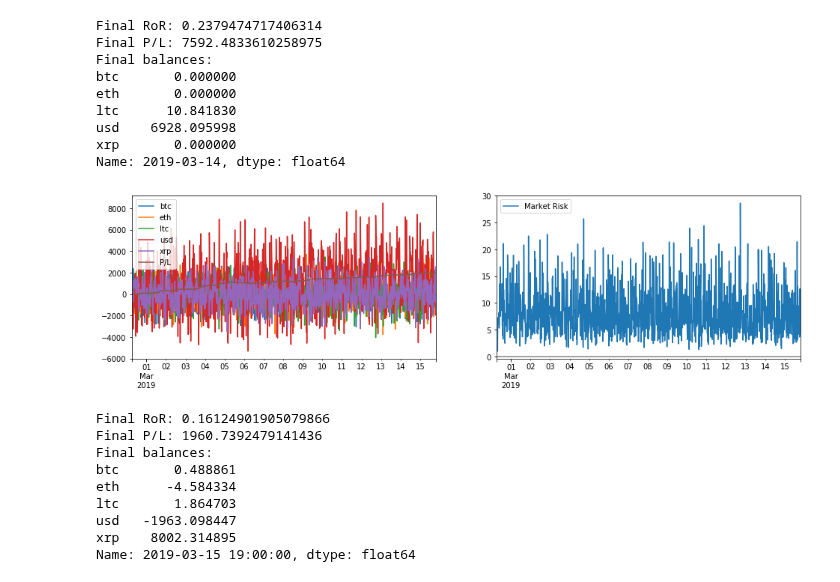
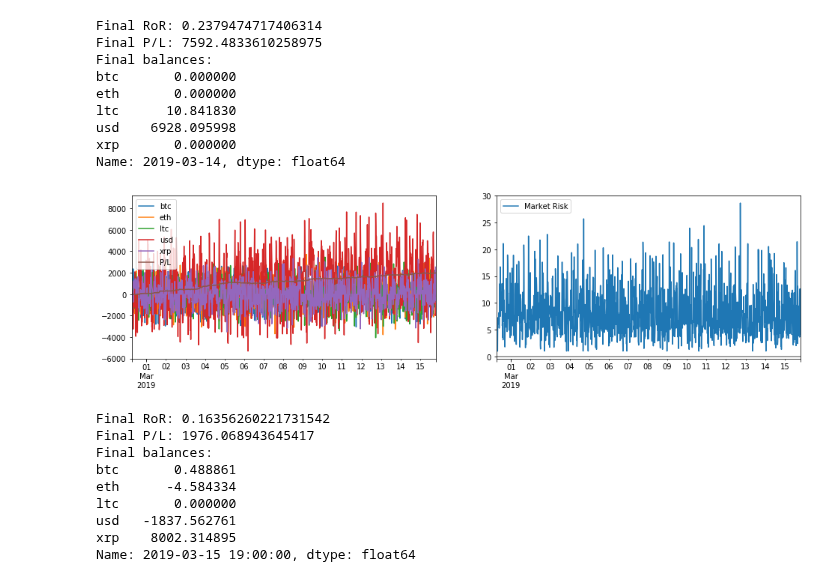
Before and after one commit to cambrian/quant, a Jupyter notebook: research/analysis.ipynb, the cells around one changed output. Saved outputs shown, nothing was run; the diff lists cells and outputs as text; code cells hidden in the pictures.

```diff
--- a/research/analysis.ipynb
+++ b/research/analysis.ipynb
@@ -260,16 +260,16 @@ usd    6928.095998
 xrp       0.000000
 Name: 2019-03-14, dtype: float64
 # %%
-plot_results(evaluate(StatArb(correlation_window_size = 8, movement_half_life = 2, size = 1000, min_edge = 0.05), data_15min))
+plot_results(evaluate(StatArb(correlation_window_size = 8, movement_half_life = 2, size = 1000, min_edge = 0.25), data_15min))
 # %% [output]
-[figure, old version]
+[figure, new version]
-Final RoR: 0.16124901905079866
-Final P/L: 1960.7392479141436
+Final RoR: 0.16356260221731542
+Final P/L: 1976.068943645417
 Final balances:
 btc       0.488861
 eth      -4.584334
-ltc       1.864703
-usd   -1963.098447
+ltc       0.000000
+usd   -1837.562761
 xrp    8002.314895
 Name: 2019-03-15 19:00:00, dtype: float64
 # %%
```
Also changed, not shown: parts of 1 cell of this notebook.
